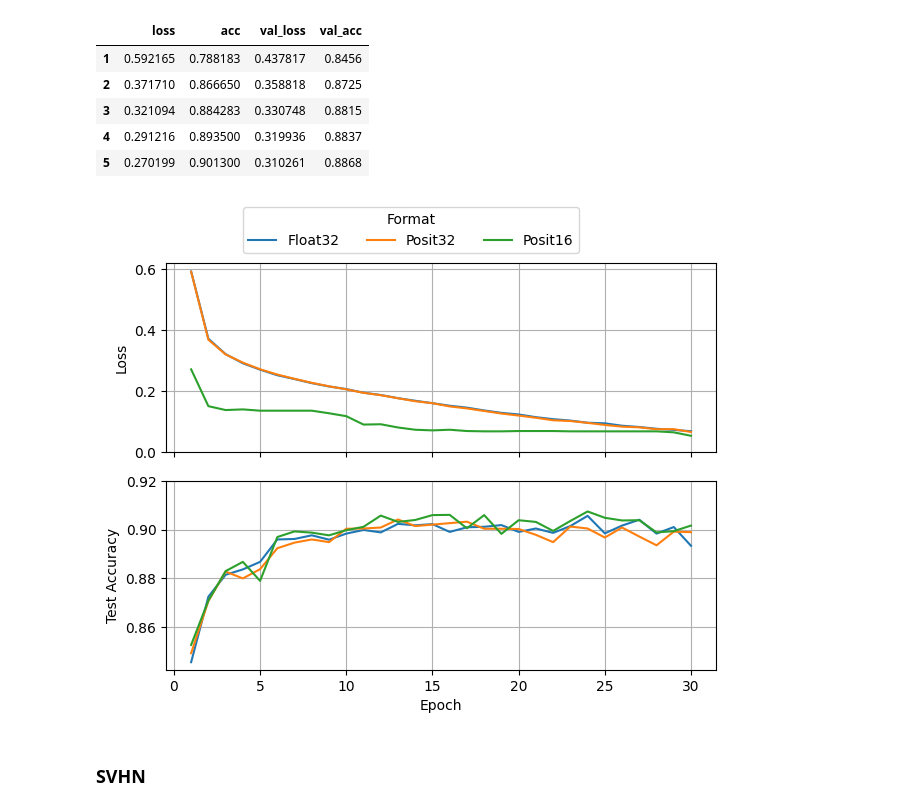
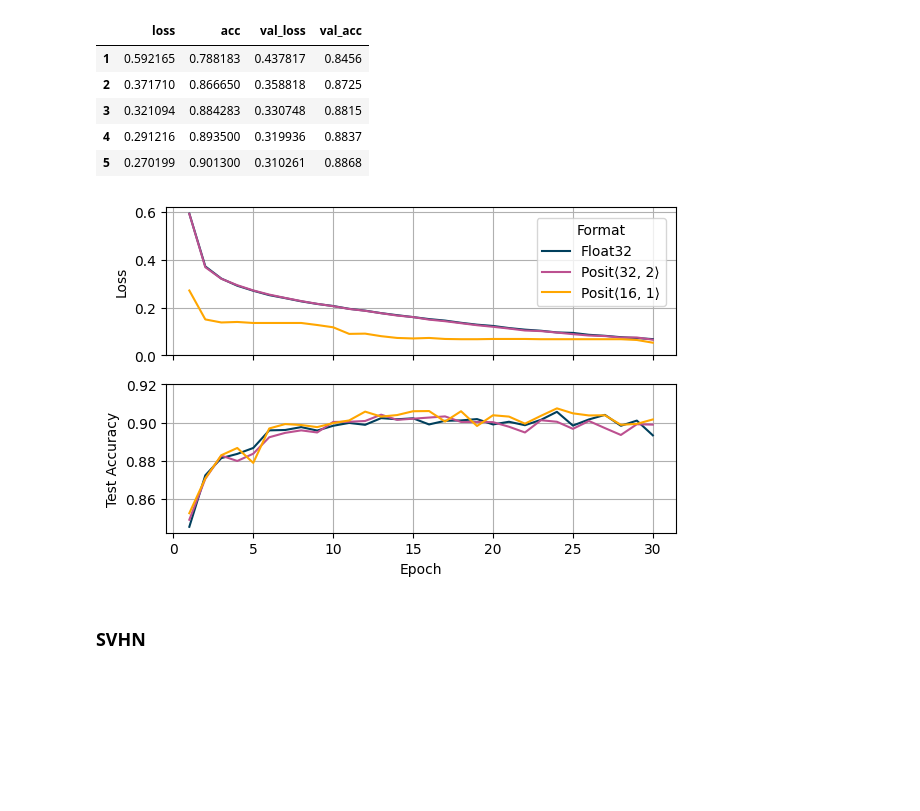
Before and after one commit to RaulMurillo/deep-pensieve, a Jupyter notebook: images/train_plots.ipynb, the cells around one changed output. Cells and saved outputs as stored; diff of their text form; code cells hidden in the pictures; blank space fills up the shorter version.

```diff
--- a/images/train_plots.ipynb
+++ b/images/train_plots.ipynb
@@ -4,6 +4,8 @@ import pandas as pd
 import matplotlib.pyplot as plt
 # %%
 DIR = '../src/TensorFlow/train_results/'
+
+FSIZE = (6, 4)
 # %% [markdown]
 ### MNIST
 # %%
@@ -29,14 +31,14 @@ float32_hist.head()
 | 4 | 0.036503 | 0.988100 | 0.031465 | 0.9893 |
 | 5 | 0.030279 | 0.990017 | 0.033541 | 0.9891 |
 # %%
-# FSIZE = (8, 6)
-
 fig, axis = plt.subplots(nrows=2, ncols=1,
                          sharex=True,
-                         #  figsize=FSIZE
+                         figsize=FSIZE
                          )
-colors = ['#1f77b4', '#ff7f0e', '#2ca02c', '#d62728', '#9467bd',
-          '#8c564b', '#e377c2', '#7f7f7f', '#bcbd22', '#17becf']
+# colors = ['#1f77b4', '#ff7f0e', '#2ca02c', '#d62728', '#9467bd',
+#           '#8c564b', '#e377c2', '#7f7f7f', '#bcbd22', '#17becf']
+colors = ['#003f5c', '#bc5090', '#ffa600',]
+markers = ['.', 'x', '*']
 
 
 for i, df in enumerate([float32_hist, posit32_hist, posit16_hist]):
@@ -46,12 +48,14 @@ for i, df in enumerate([float32_hist, posit32_hist, posit16_hist]):
                     ylabel='Loss',
                     ax=axis[0],
                     color=colors[i],
+                    # marker=markers[i],
                     )
     df['val_acc'].plot(kind='line',
                        xlabel='Epoch',
                        ylabel='Test Accuracy',
                        ax=axis[1],
                        color=colors[i],
+                    #    marker=markers[i],
                        )
 
 # Some adjustments
@@ -63,10 +67,14 @@ fig.tight_layout()
 
 # Create a legend object for all subplots
 handles, _ = axis[0].get_legend_handles_labels()
-labels = ['Float32', 'Posit32', 'Posit16']
+labels = ['Float32', 'Posit⟨32, 2⟩',
+          'Posit⟨16, 1⟩']
 fig.legend(handles, labels, title='Format',
-           loc='upper center', bbox_to_anchor=(0.5, 1.1),
-           ncol=len(labels))
+           #    loc='upper center', bbox_to_anchor=(0.5, 1.1),
+           #    ncol=len(labels)
+           loc='upper center', bbox_to_anchor=(0.85, 0.95),
+           ncol=1
+           )
 
 # save figure
 plt.savefig('./mnist_training.pdf', bbox_inches='tight')
@@ -99,51 +107,54 @@ float32_hist.head()
 | 4 | 0.291216 | 0.893500 | 0.319936 | 0.8837 |
 | 5 | 0.270199 | 0.901300 | 0.310261 | 0.8868 |
 # %%
-# FSIZE = (8, 6)
-
 fig, axis = plt.subplots(nrows=2, ncols=1,
                          sharex=True,
-                         #  figsize=FSIZE
+                         figsize=FSIZE
                          )
-colors = ['#1f77b4', '#ff7f0e', '#2ca02c', '#d62728', '#9467bd',
-          '#8c564b', '#e377c2', '#7f7f7f', '#bcbd22', '#17becf']
+# colors = ['#1f77b4', '#ff7f0e', '#2ca02c', '#d62728', '#9467bd',
+#           '#8c564b', '#e377c2', '#7f7f7f', '#bcbd22', '#17becf']
+colors = ['#003f5c', '#bc5090', '#ffa600',]
 
 
 for i, df in enumerate([float32_hist, posit32_hist, posit16_hist]):
     # Plot
     df['loss'].plot(kind='line',
                     xlabel='Epoch',
                     ylabel='Loss',
                     ax=axis[0],
                     color=colors[i],
                     )
     df['val_acc'].plot(kind='line',
                        xlabel='Epoch',
                        ylabel='Test Accuracy',
                        ax=axis[1],
                        color=colors[i],
                        )
 
 # Some adjustments
 axis[0].grid(zorder=0)
 axis[1].grid(zorder=0)
 axis[0].set_ylim(bottom=0.0)
 axis[1].set_ylim(top=0.92)
 fig.tight_layout()
 
 # Create a legend object for all subplots
 handles, _ = axis[0].get_legend_handles_labels()
-labels = ['Float32', 'Posit32', 'Posit16']
+labels = ['Float32', 'Posit⟨32, 2⟩',
+          'Posit⟨16, 1⟩']
 fig.legend(handles, labels, title='Format',
-           loc='upper center', bbox_to_anchor=(0.5, 1.1),
-           ncol=len(labels))
+           #    loc='upper center', bbox_to_anchor=(0.5, 1.1),
+           #    ncol=len(labels)
+           loc='upper center', bbox_to_anchor=(0.85, 0.95),
+           ncol=1
+           )
 
 # save figure
 plt.savefig('./fashion_mnist_training.pdf', bbox_inches='tight')
 
 plt.show()
 # %% [output]
-[figure, old version]
+[figure, new version]
 # %% [markdown]
 ### SVHN
 # %%
```
Also changed, not shown: parts of 3 cells of this notebook, 4 other files.
